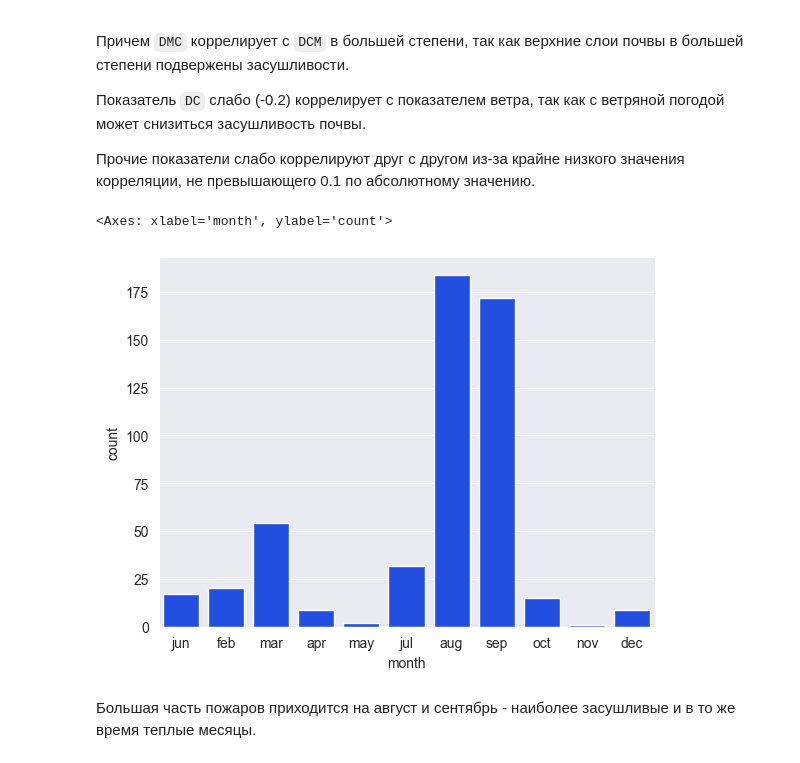
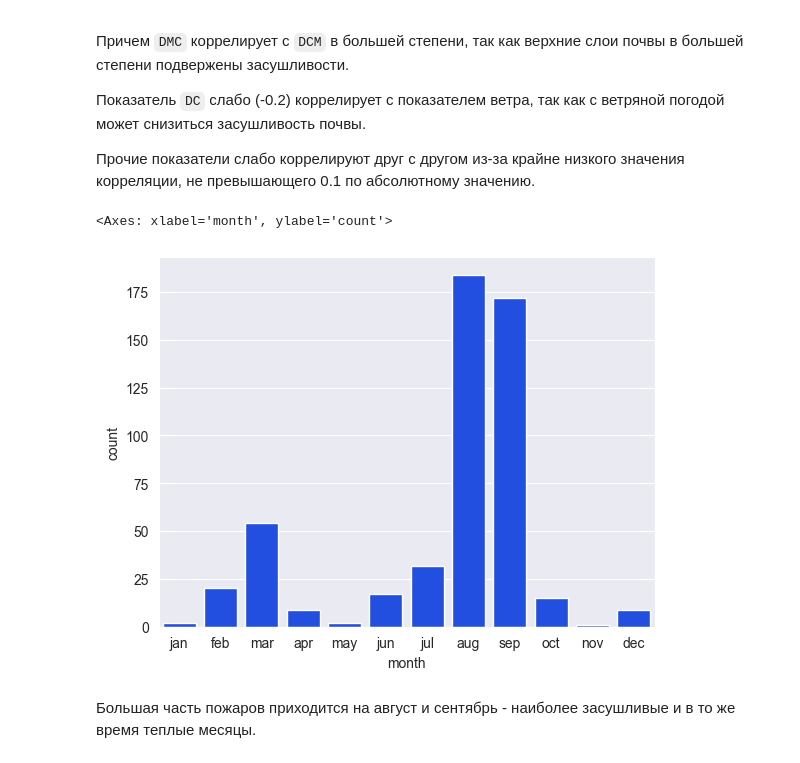
Before and after one commit to stwz13/ml, a Jupyter notebook: practice1.ipynb, the cells around one changed output. Cells and saved outputs as stored; diff of their text form; code cells hidden in the pictures.

```diff
--- a/practice1.ipynb
+++ b/practice1.ipynb
@@ -231,9 +238,9 @@ sns.heatmap(corr_matrix, annot=True, square=False)
 
 Прочие показатели слабо коррелируют друг с другом из-за крайне низкого значения корреляции, не превышающего 0.1 по абсолютному значению.
 # %%
-sns.countplot(data, x="month", order=["jun", "feb", "mar", "apr", "may", "jun", "jul", "aug", "sep", "oct", "nov", "dec"])
+sns.countplot(data, x="month", order=["jan", "feb", "mar", "apr", "may", "jun", "jul", "aug", "sep", "oct", "nov", "dec"])
 # %% [output]
 <Axes: xlabel='month', ylabel='count'>
-[figure, old version]
+[figure, new version]
 # %% [markdown]
 Большая часть пожаров приходится на август и сентябрь - наиболее засушливые и в то же время теплые месяцы.
```
Also changed, not shown: parts of 35 cells of this notebook.
